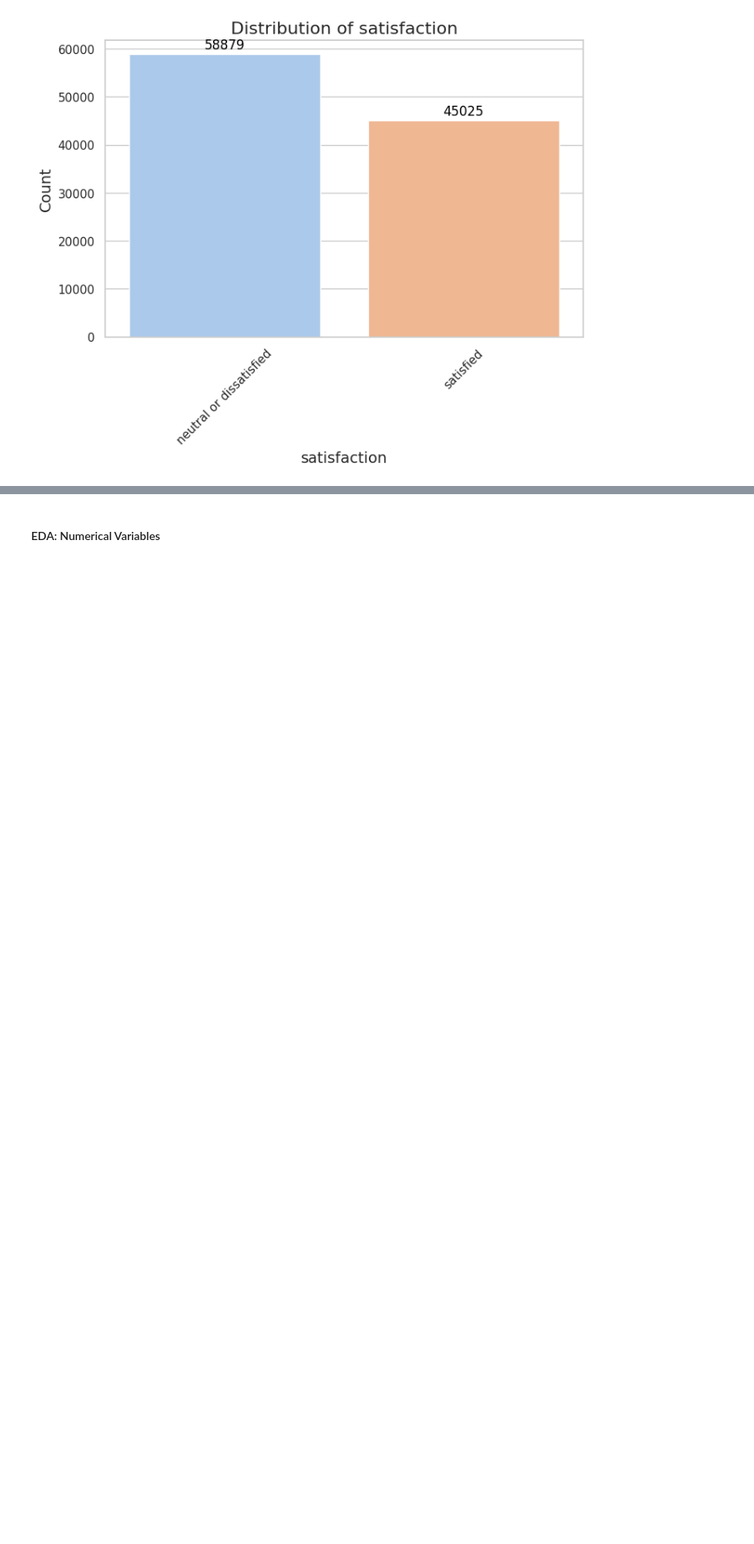
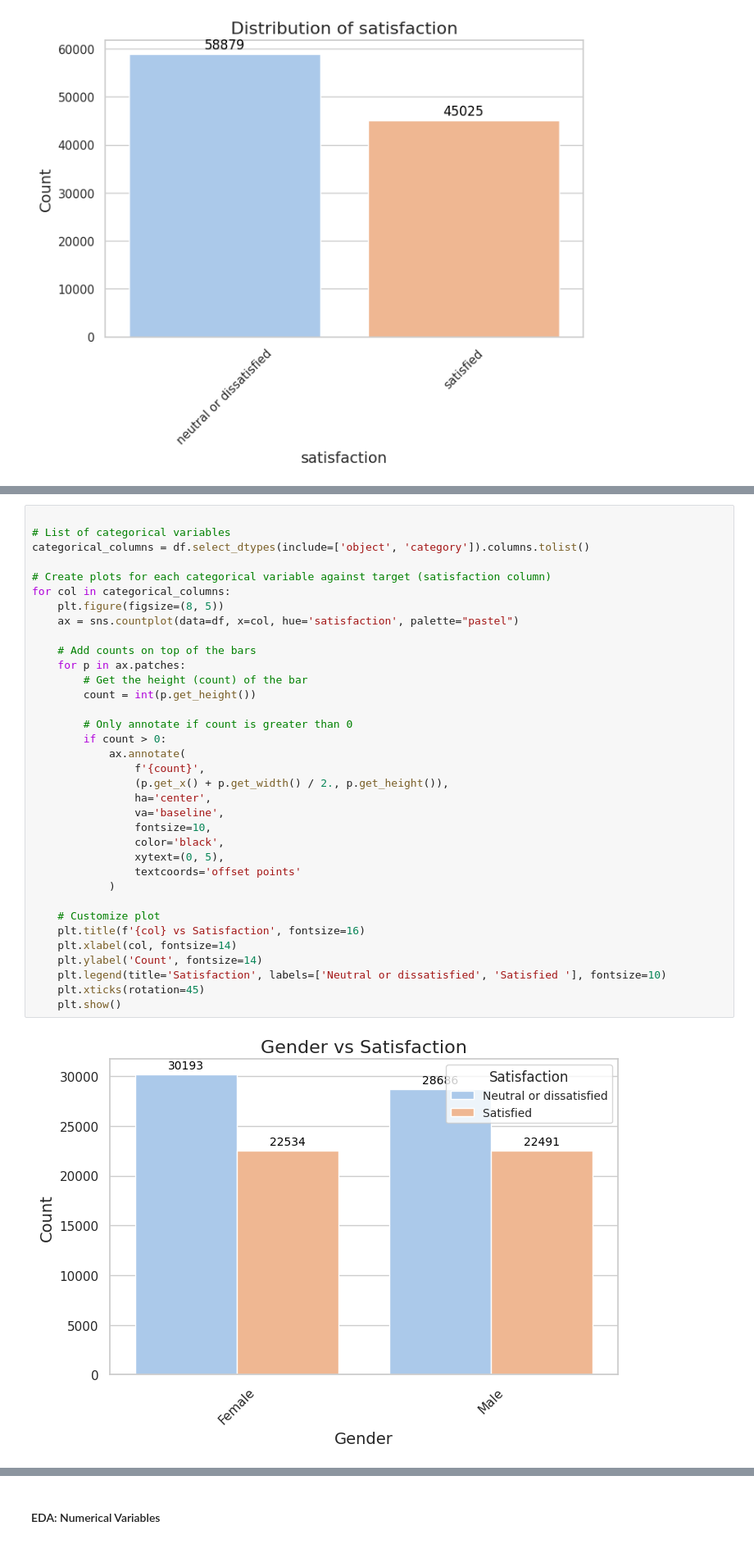
Before and after one commit to hugi-codes/Airline-Passenger-Satisfaction, a Jupyter notebook: notebook.ipynb, the cells around one changed output, grey strips where cells are left out. Shown: that part at 82% size. Drawn from its saved outputs; the diff is of its cells as text; blank space fills up the shorter version.

```diff
--- a/notebook.ipynb
+++ b/notebook.ipynb
@@ -159,0 +197,37 @@ for col in categorical_columns:
+# %%
+
+# List of categorical variables
+categorical_columns = df.select_dtypes(include=['object', 'category']).columns.tolist()
+
+# Create plots for each categorical variable against target (satisfaction column)
+for col in categorical_columns:
+    plt.figure(figsize=(8, 5))
+    ax = sns.countplot(data=df, x=col, hue='satisfaction', palette="pastel")
+
+    # Add counts on top of the bars
+    for p in ax.patches:
+        # Get the height (count) of the bar
+        count = int(p.get_height())
+
+        # Only annotate if count is greater than 0
+        if count > 0:
+            ax.annotate(
+                f'{count}',
+                (p.get_x() + p.get_width() / 2., p.get_height()),
+                ha='center',
+                va='baseline',
+                fontsize=10,
+                color='black',
+                xytext=(0, 5),
+                textcoords='offset points'
+            )
+
+    # Customize plot
+    plt.title(f'{col} vs Satisfaction', fontsize=16)
+    plt.xlabel(col, fontsize=14)
+    plt.ylabel('Count', fontsize=14)
+    plt.legend(title='Satisfaction', labels=['Neutral or dissatisfied', 'Satisfied '], fontsize=10)
+    plt.xticks(rotation=45)
+    plt.show()
+# %% [output]
+[figure, added]
```
Also changed, not shown: parts of 6 cells of this notebook.
